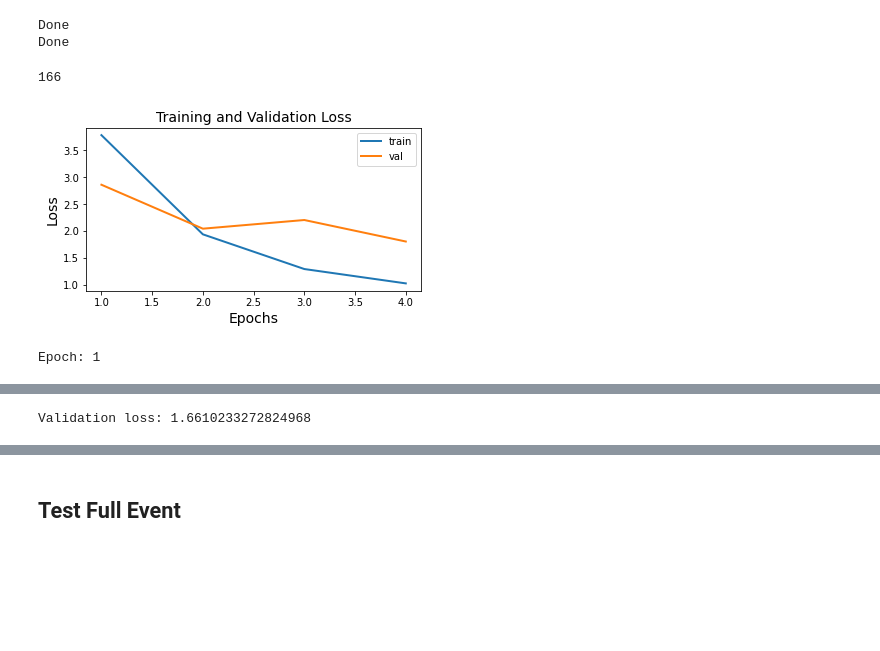
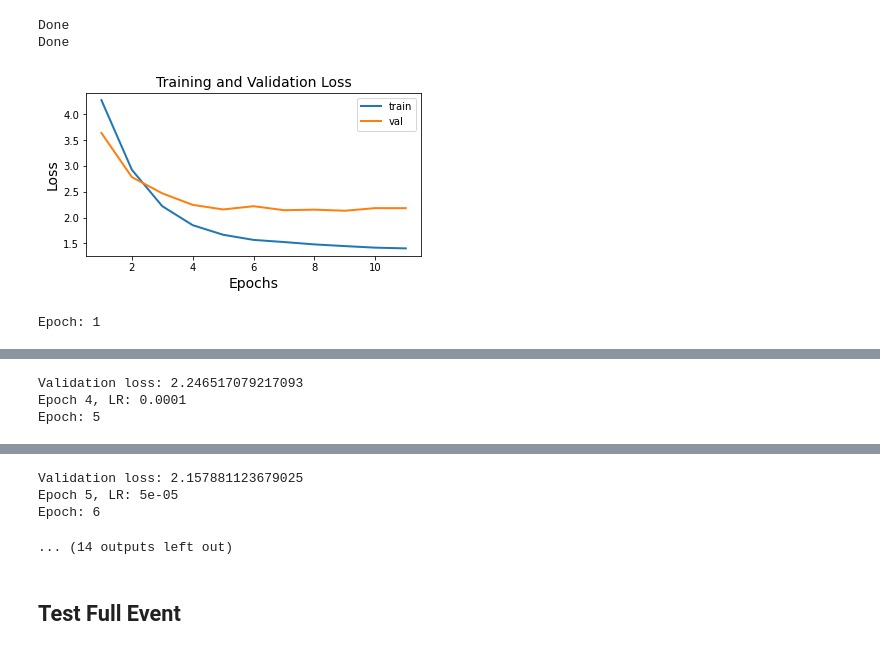
Before and after one commit to chrisizeh/Graph_Linking, a Jupyter notebook: run_transformer.ipynb, the cells around one changed output, grey strips where cells are left out. Drawn from its saved outputs; the diff is of its cells as text; code cells hidden in the pictures; blank space fills up the shorter version.

```diff
--- a/run_transformer.ipynb
+++ b/run_transformer.ipynb
@@ -66,8 +66,8 @@ store_folder_test = "/eos/user/c/czeh/graph_data_trans_test"
 scaler = joblib.load("/eos/user/c/czeh/graph_data/scaler.joblib")
 scale = torch.tensor(scaler.scale_).to(device)
 
-dataset_training = ClusterDataset(store_folder_training, data_folder_training, input_length=input_length, scaler=scale, output_group=False)
-dataset_test = ClusterDataset(store_folder_test, data_folder_test, input_length=input_length, scaler=scale, output_group=False)
+dataset_training = ClusterDataset(store_folder_training, data_folder_training, input_length=input_length, scale=scale, output_group=False)
+dataset_test = ClusterDataset(store_folder_test, data_folder_test, input_length=input_length, scale=scale, output_group=False)
 # %% [output]
 Done
 Done
@@ -76,8 +76,8 @@ train_dl = DataLoader(dataset_training, shuffle=True, batch_size=batch_size)
 test_dl = DataLoader(dataset_test, shuffle=True, batch_size=batch_size)
 # %%
 epochs = 100
-num_heads = 4
-num_layers = 8
+num_heads = 2
+num_layers = 3
 d_model = 128
 d_ff = 256
 dropout = 0.2
@@ -89,17 +89,15 @@ vocab_size = max_nodes + 4
 
 # Model, loss, and optimizer
 model = Transformer(vocab_size, d_model, num_heads, num_layers, d_ff, feature_num, max_nodes, max_seq_length, dropout).to(device)
-criterion = Loss(converter)
-max_nodes
+weight_init(model)
+criterion = Loss(converter, vocab_size, device=device)
-# %% [output]
-166
 # %%
 # Optionally introduce weight decay
 # optimizer = optim.Adam(model.parameters(), lr=0.001, betas=(0.9, 0.98), eps=1e-9)
 
 # Drop Step Size over time
 optimizer = torch.optim.Adam(model.parameters(), lr=1e-4)
-scheduler = StepLR(optimizer, step_size=10, gamma=0.5)
+scheduler = StepLR(optimizer, step_size=5, gamma=0.5)
 early_stopping = EarlyStopping(patience=5, delta=-0.02)
 # %%
 #Load Weights if needed
@@ -118,36 +116,36 @@ torch.nn.utils.clip_grad_norm_(model.parameters(), max_norm=0.25)
 fig_loss, ax_loss = plt.subplots(1, 1)
 fig_loss.set_figwidth(6)
 fig_loss.set_figheight(3)
 
 display_loss = display(1, display_id=True)
 
 optimizer.zero_grad()
 
 # Training loop
 for epoch in range(1, 101):
     print(f'Epoch: {epoch}')
 
     loss = train(model, optimizer, train_dl, epoch, criterion, vocab_size, device=device)
     print(f"Training loss: {loss}")
     train_loss_hist.append(loss)
 
     val_loss = test(model, test_dl, epoch, criterion, vocab_size, device=device)
     val_loss_hist.append(val_loss)
     print(f"Validation loss: {val_loss}")
 
     ax_loss.clear()
-    plot_loss(train_loss_hist, val_loss_hist, ax=ax_loss, n=1)
+    plot_loss(train_loss_hist, val_loss_hist, ax=ax_loss, n=0)
     display_loss.update(fig_loss)
     time.sleep(1)
 
     scheduler.step()
-    print(f"Epoch {epoch+1}, LR: {scheduler.get_last_lr()[0]}")
+    print(f"Epoch {epoch}, LR: {scheduler.get_last_lr()[0]}")
 
     early_stopping(model, val_loss)
     if early_stopping.early_stop:
-        print(f"Early stopping after {epoch+1} epochs")
+        print(f"Early stopping after {epoch+1} epochs with best score {early_stopping.best_score}")
         early_stopping.load_best_model(model)
-        break
+#         break
 # %% [output]
-[figure, old version]
+[figure, new version]
 Epoch: 1
@@ -167 +165,3 @@ Training loss: 1.024598479270935
-Validation loss: 1.6610233272824968
+Validation loss: 2.246517079217093
+Epoch 4, LR: 0.0001
+Epoch: 5
@@ -168,3 +169,7 @@ Validation loss: 1.6610233272824968
+Validation loss: 2.157881123679025
+Epoch 5, LR: 5e-05
+Epoch: 6
+... (14 outputs left out)
 # %%
 fig, ax = plt.subplots(1, 1)
 fig.set_figheight(6)
```
Also changed, not shown: parts of 12 cells of this notebook, 7 other files.
